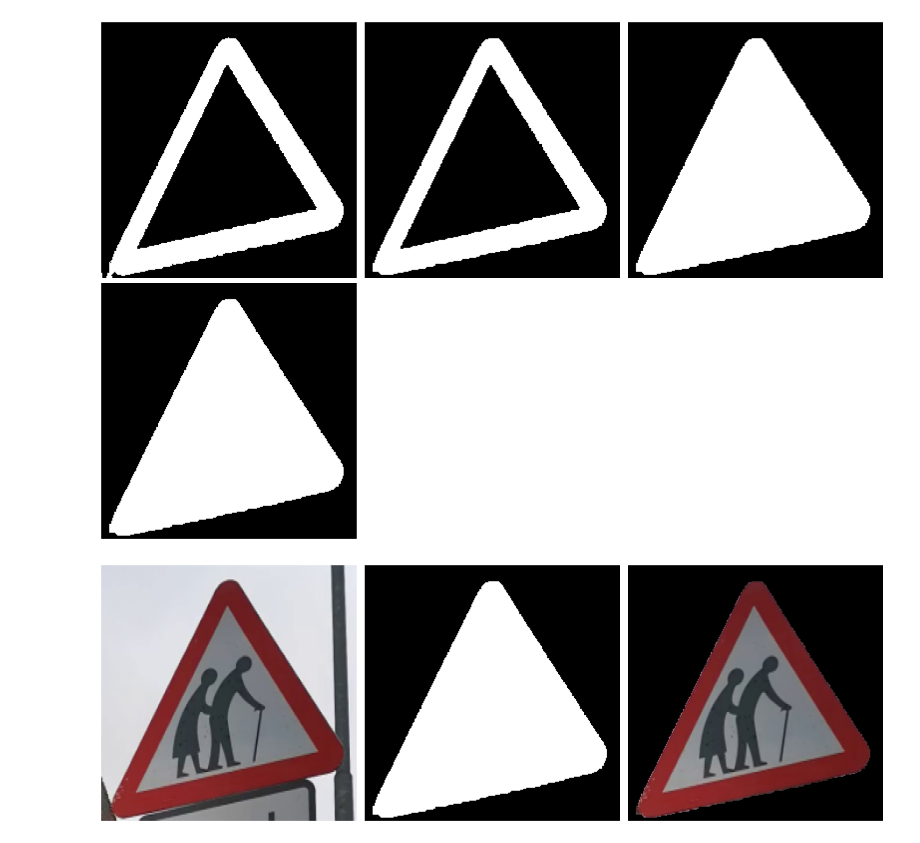
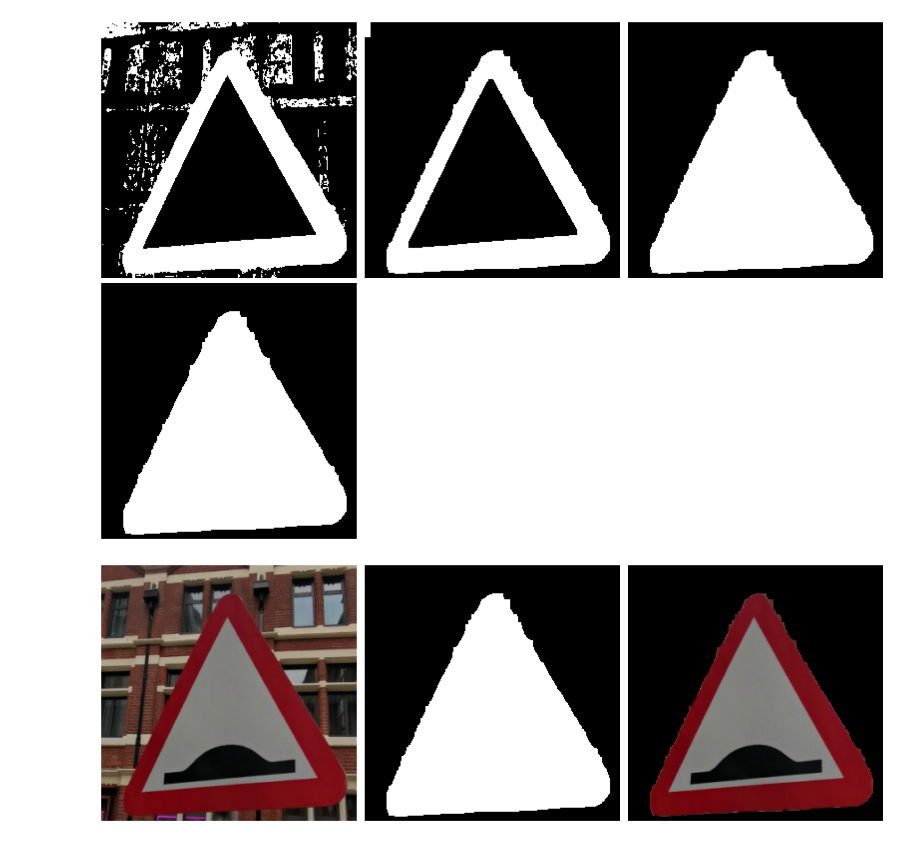
Before and after one commit to nmzein/cs413, a Jupyter notebook: q4.ipynb, the cells around one changed output. Cells and saved outputs as stored; diff of their text form; code cells hidden in the pictures.

Commit message:
q4 clean

```diff
--- a/q4.ipynb
+++ b/q4.ipynb
@@ -58,15 +58,15 @@ def red_color_thresholding(image):
 
     return mask
 
-def remove_noise(mask):
-    # Apply morphological operations to remove noise
-    kernel = np.ones((5,5), np.uint8)
-    # Remove small noise
-    mask = cv2.morphologyEx(mask, cv2.MORPH_OPEN, kernel)
-    # Fill small holes
-    mask = cv2.morphologyEx(mask, cv2.MORPH_CLOSE, kernel)
+# def remove_noise(mask):
+#     # Apply morphological operations to remove noise
+#     kernel = np.ones((5,5), np.uint8)
+#     # Remove small noise
+#     mask = cv2.morphologyEx(mask, cv2.MORPH_OPEN, kernel)
+#     # Fill small holes
+#     mask = cv2.morphologyEx(mask, cv2.MORPH_CLOSE, kernel)
 
-    return mask
+#     return mask
 
 def contour(mask):
     # Find contours
@@ -85,11 +85,11 @@ def contour(mask):
 
     return clean_mask
 
-def smooth_edges(mask):
+def remove_noise(mask):
     # Create a small kernel for erosion/dilation
     kernel = np.ones((7,7), np.uint8)
 
-    # Apply erosion to smooth out the protrusions
+    # Apply erosion to smooth out the protrusions, remove noise
     eroded = cv2.erode(mask, kernel, iterations=1)
 
     # Apply dilation to restore the size
@@ -97,17 +97,20 @@ def smooth_edges(mask):
 
     return dilated
 
-# def smooth_edges(mask):
-#     # Define a kernel for the morphological operations
-#     kernel = np.ones((5, 5), np.uint8)  # You can adjust the size of the kernel
 
-#     # Apply opening (erosion followed by dilation) to remove small noise
-#     cleaned_image = cv2.morphologyEx(mask, cv2.MORPH_OPEN, kernel)
+def smooth_edges(mask):
+    # Define a kernel for the morphological operations
+    kernel = np.ones((11, 11), np.uint8)  # You can adjust the size of the kernel
 
-#     # Optionally, apply closing (dilation followed by erosion) to fill small holes
-#     cleaned_image = cv2.morphologyEx(cleaned_image, cv2.MORPH_CLOSE, kernel)
+    # Apply opening (erosion followed by dilation) to remove small noise
+    cleaned_image = cv2.morphologyEx(mask, cv2.MORPH_OPEN, kernel)
 
-#     return cleaned_image
+    kernel = np.ones((5, 5), np.uint8)  # You can adjust the size of the kernel
+
+    # Optionally, apply closing (dilation followed by erosion) to fill small holes
+    cleaned_image = cv2.morphologyEx(cleaned_image, cv2.MORPH_CLOSE, kernel)
+
+    return cleaned_image
 
 
 def is_triangle(contour, tolerance=0.04):
@@ -173,40 +176,37 @@ def is_within_10_percent(old_value, new_value):
     return lower_bound <= new_value and new_value <= upper_bound
 
 
 def check_contour_area_diff(old, new):
    return is_within_10_percent(cv2.contourArea(get_largest_contour(old)), cv2.contourArea(get_largest_contour(new)))
 
 
 def segment_warning_road_sign(image):
-    # mask0 = edge_detection(image)
-    # mask2 = remove_noise(mask1)
-    # mask3 = contour(mask2)
     thresholded_mask = red_color_thresholding(image)
-    smoothed_mask = smooth_edges(thresholded_mask)
+    denoised_mask = smooth_edges(thresholded_mask)
 
-    no_disconnect = check_contour_area_diff(thresholded_mask, smoothed_mask)
+    no_disconnect = check_contour_area_diff(thresholded_mask, denoised_mask)
 
     # Fallback to thresholded mask if smoothing causes contour to disconnect
-    mask = smoothed_mask if no_disconnect else thresholded_mask
+    mask = denoised_mask if no_disconnect else thresholded_mask
 
     filled_mask = fill_mask(mask)
 
     no_fill = is_within_10_percent(np.sum(mask == 255), np.sum(filled_mask == 255))
 
     # Fallback to crude triangle drawing if contour could not be filled.
     mask = create_triangle_encompassing_mask(mask) if no_fill else filled_mask
 
-    plot_images([thresholded_mask, smoothed_mask, filled_mask, mask])
+    plot_images([thresholded_mask, denoised_mask, filled_mask, mask])
 
     # Segment the foreground image using the sign mask (keeping only the sign)
     segmented_foreground = cv2.bitwise_and(image, image, mask=mask)
 
     return mask, segmented_foreground
 
 # Example usage
-image = cv2.imread("./Task-4/frail.png")  # Path to your image file
+image = cv2.imread("./Task-4/road_humps_1.png")  # Path to your image file
 mask, segmented_foreground = segment_warning_road_sign(image)
 plot_images([image, mask, segmented_foreground], "BGR2RGB")
 # %% [output]
-[figure, old version]
+[figure, new version]
-[figure, old version]
+[figure, new version]
```
